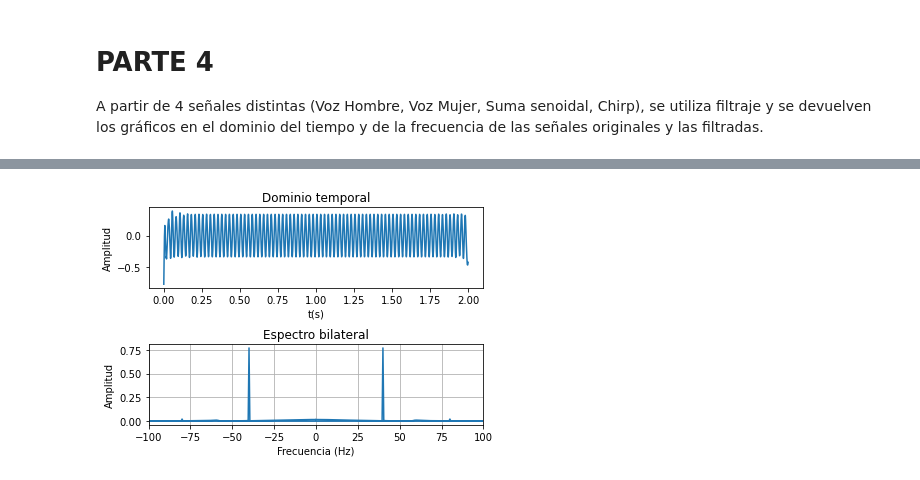
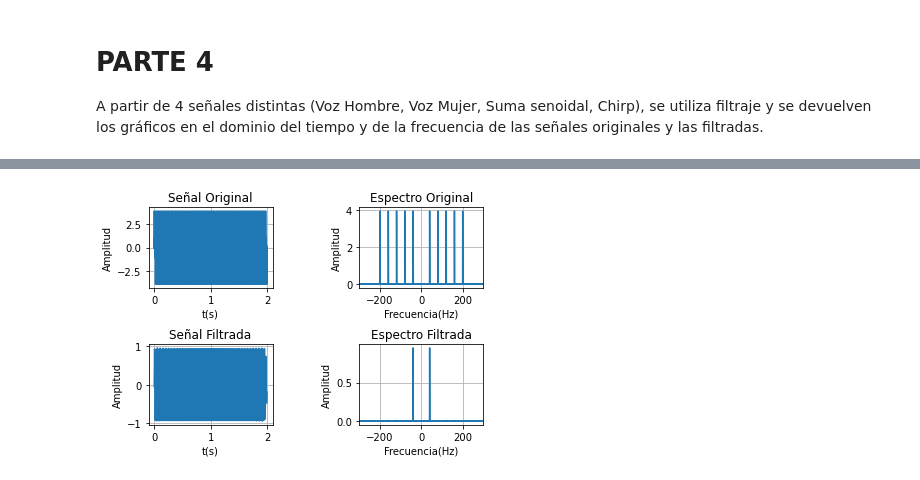
Before and after one commit to martin-nct/sys_untref, a Jupyter notebook: TP2PARTE4.ipynb, the cells around one changed output, grey strips where cells are left out. Saved outputs shown, nothing was run; the diff lists cells and outputs as text; code cells hidden in the pictures.

```diff
--- a/TP2PARTE4.ipynb
+++ b/TP2PARTE4.ipynb
@@ -300,20 +304,20 @@ fl = 60
 fh = 300
 wn = [fl / (0.5 * fs), fh / (0.5 * fs)]
 
-b4, a4 = signal.ellip(3,5,20,wn,'stop') # Coeficientes de transferencia
+b4, a4 = signal.ellip(4,5,20,wn,'stop') # Coeficientes de transferencia
 
 f4, h4 = signal.freqz(b4,a4)
 H4 = 20 * np.log10(abs(h4))
 
 Fase_ellip = np.unwrap(np.angle(h4))
 
-plt.subplots(2,1), plt.subplots_adjust(hspace=0.7)
-plt.subplot(2,1,1), plt.plot(f4,H4)
-plt.title('Módulo Elíptico')
-plt.ylim((-50,10))
-plt.xlabel('Frecuencia normalizada'); plt.ylabel('Amplitud (dB)')
-plt.subplot(2,1,2), plt.semilogx(f4,Fase_ellip)
-plt.title('Fase Elíptico'), plt.xlabel('Frecuencia normalizada'), plt.ylabel('Ángulo (rad)')
-plt.grid()
+fig, (ax1, ax2) = plt.subplots(2,1)
+plt.subplots_adjust(hspace=0.7)
+ax1.semilogx(f4, H4), ax1.set_ylim((-50,10))
+ax1.set_title('Módulo Elíptico'), ax1.set_xlabel('Frecuencia normalizada'); ax1.set_ylabel('Amplitud (dB)')
+ax1.grid()
+ax2.semilogx(f4,Fase_ellip)
+ax2.set_title('Fase Elíptico'), ax2.set_xlabel('Frecuencia normalizada'), ax2.set_ylabel('Ángulo (rad)')
+ax2.grid()
 plt.show()
 # %% [output]
@@ -325,25 +329,35 @@ plot_impz(b4,a4)
 # %%
 # Se filtra la suma senoidal para recuperar la fundamental
 x_filt = signal.filtfilt(b4,a4,x)
 
-# Se guarda la señal en un archivo wav
-# x_filt = x_filt.astype(np.int16)
-# wav.write('x_filt.wav',fs,x_filt)
+# Descomentar para guardar la señal en un archivo wav
+#x_filt = x_filt.astype(np.int16)
+#wav.write('x_filt.wav',fs,x_filt)
 
 # Se calcula la transformada de la señal filtrada
-ffilt = np.fft.fftfreq(len(x_filt), 1/fs)
 X_filt = abs(np.fft.fft(x_filt))
 X_filt = X_filt / max(X_filt) * max(max(x_filt),abs(min(x_filt)))
 
-plt.subplots(2,1), plt.subplots_adjust(hspace=0.7)
-plt.subplot(2,1,1), plt.plot(t, x_filt)
-plt.xlabel('t(s)'), plt.ylabel('Amplitud'), plt.title('Dominio temporal')
-plt.subplot(2,1,2), plt.plot(ffilt, X_filt), plt.xlim((-100,100))
-plt.xlabel('Frecuencia (Hz)'), plt.ylabel('Amplitud'), plt.title('Espectro bilateral')
-plt.grid()
+fig, ((ax1, ax2), (ax3, ax4)) = plt.subplots(2,2)
+plt.subplots_adjust(hspace=0.7, wspace=0.7)
+
+ax1.plot(t,x)
+ax1.set_xlabel('t(s)'), ax1.set_ylabel('Amplitud'), ax1.set_title('Señal Original')
+ax1.grid()
+
+ax2.plot(f,X)
+ax2.set_xlabel('Frecuencia(Hz)'), ax2.set_ylabel('Amplitud'), ax2.set_title('Espectro Original')
+ax2.grid(), ax2.set_xlim((-300,300))
+
+ax3.plot(t,x_filt)
+ax3.set_xlabel('t(s)'), ax3.set_ylabel('Amplitud'), ax3.set_title('Señal Filtrada'); ax3.grid()
+
+ax4.plot(f,X_filt)
+ax4.set_xlabel('Frecuencia(Hz)'), ax4.set_ylabel('Amplitud'), ax4.set_title('Espectro Filtrada')
+ax4.grid(), ax4.set_xlim((-300,300))
 plt.show()
 # %% [output]
-[figure, old version]
+[figure, new version]
 # %%
 # Reproducir la señal original
 ipd.Audio(x, rate=fs)
```
Also changed, not shown: parts of 18 cells of this notebook.
